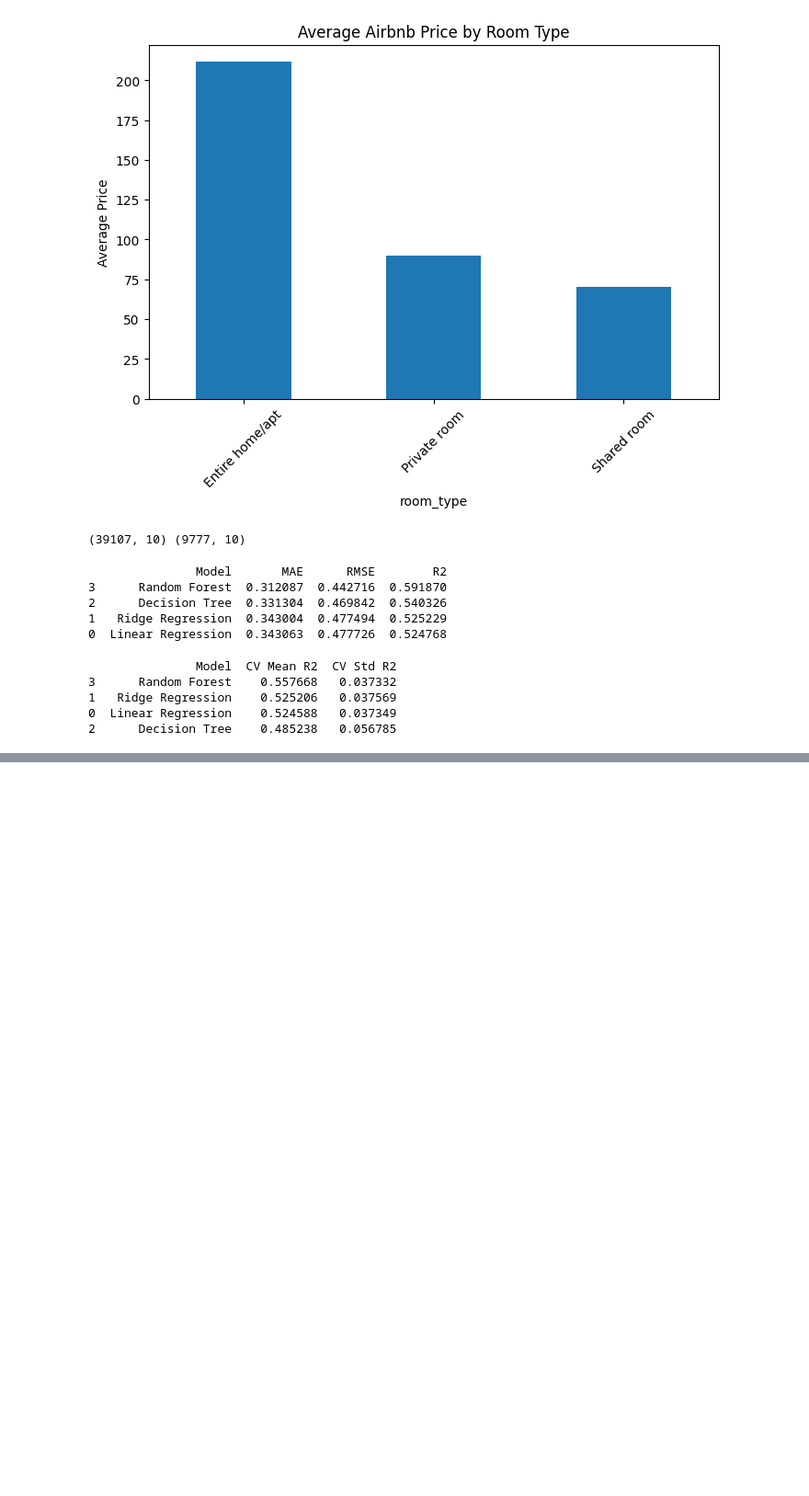
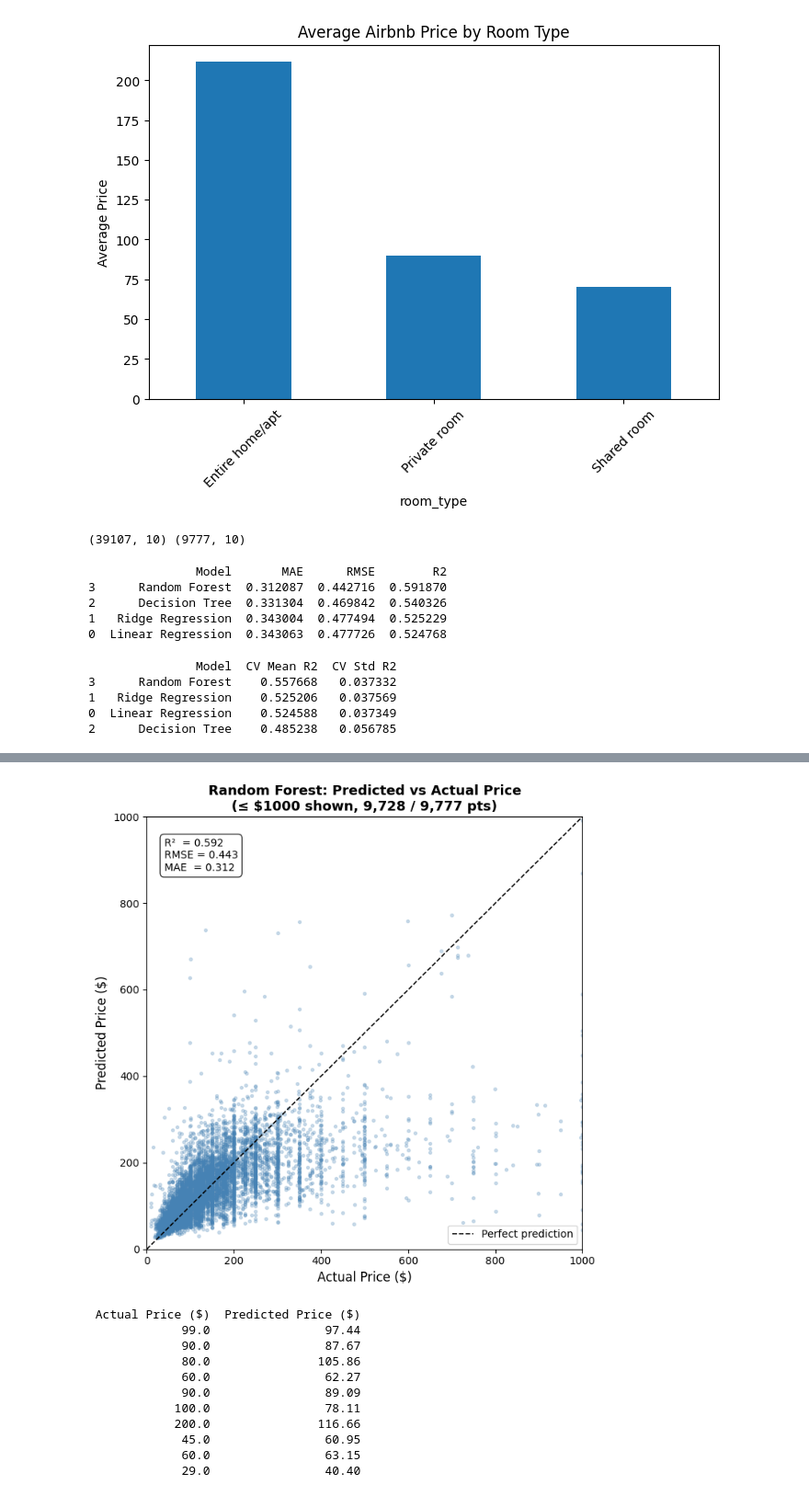
Before and after one commit to zblum27/DS44000-Final-Project-, a Jupyter notebook: ds4400.ipynb, the cells around one changed output, grey strips where cells are left out. Shown at 92% size. Drawn from its saved outputs; the diff is of its cells as text; code cells hidden in the pictures; blank space fills up the shorter version.

```diff
--- a/ds4400.ipynb
+++ b/ds4400.ipynb
@@ -294,0 +302,66 @@ Sample predicted prices:
+# %%
+#prediction vs actual
+rf_pipeline = Pipeline(steps=[
+    ("preprocessor", preprocessor),
+    ("model", RandomForestRegressor(
+        n_estimators=100,
+        max_depth=15,
+        random_state=42,
+        n_jobs=-1
+    ))
+])
+
+rf_pipeline.fit(X_train, y_train)
+y_pred_rf = rf_pipeline.predict(X_test)
+
+# --- metrics for annotation ---
+r2  = r2_score(y_test, y_pred_rf)
+rmse = np.sqrt(mean_squared_error(y_test, y_pred_rf))
+mae  = mean_absolute_error(y_test, y_pred_rf)
+
+# --- dollar-space scatter ---
+actual_price = np.expm1(y_test)
+pred_price   = np.expm1(y_pred_rf)
+
+cap = 1000
+mask = (actual_price <= cap) & (pred_price <= cap)
+
+fig, ax = plt.subplots(figsize=(7, 7))
+ax.scatter(actual_price[mask], pred_price[mask],
+           alpha=0.25, s=8, color="steelblue", rasterized=True)
+lims = [0, cap]
+ax.plot(lims, lims, "k--", linewidth=1.2, label="Perfect prediction")
+ax.set_xlim(lims); ax.set_ylim(lims)
+ax.set_xlabel("Actual Price ($)", fontsize=12)
+ax.set_ylabel("Predicted Price ($)", fontsize=12)
+ax.set_title(f"Random Forest: Predicted vs Actual Price\n(≤ \${cap} shown, {mask.sum():,} / {len(mask):,} pts)",
+             fontsize=13, fontweight="bold")
+ax.legend(fontsize=10)
+ax.text(0.04, 0.95,
+        f"R²  = {r2:.3f}\nRMSE = {rmse:.3f}\nMAE  = {mae:.3f}",
+        transform=ax.transAxes, fontsize=10, verticalalignment="top",
+        bbox=dict(boxstyle="round,pad=0.4", facecolor="white", alpha=0.8))
+
+plt.tight_layout()
+plt.savefig("pred_vs_actual.png", dpi=150, bbox_inches="tight")
+plt.show()
+
+# --- comparison table ---
+comparison = pd.DataFrame({
+    "Actual Price ($)":    actual_price[:10].values,
+    "Predicted Price ($)": pred_price[:10].round(2)
+})
+print(comparison.to_string(index=False))
+# %% [output]
+[figure, added]
+ Actual Price ($)  Predicted Price ($)
+             99.0                97.44
+             90.0                87.67
+             80.0               105.86
+             60.0                62.27
+             90.0                89.09
+            100.0                78.11
+            200.0               116.66
+             45.0                60.95
+             60.0                63.15
+             29.0                40.40
```
Also changed, not shown: parts of 2 cells of this notebook, 7 other files.
